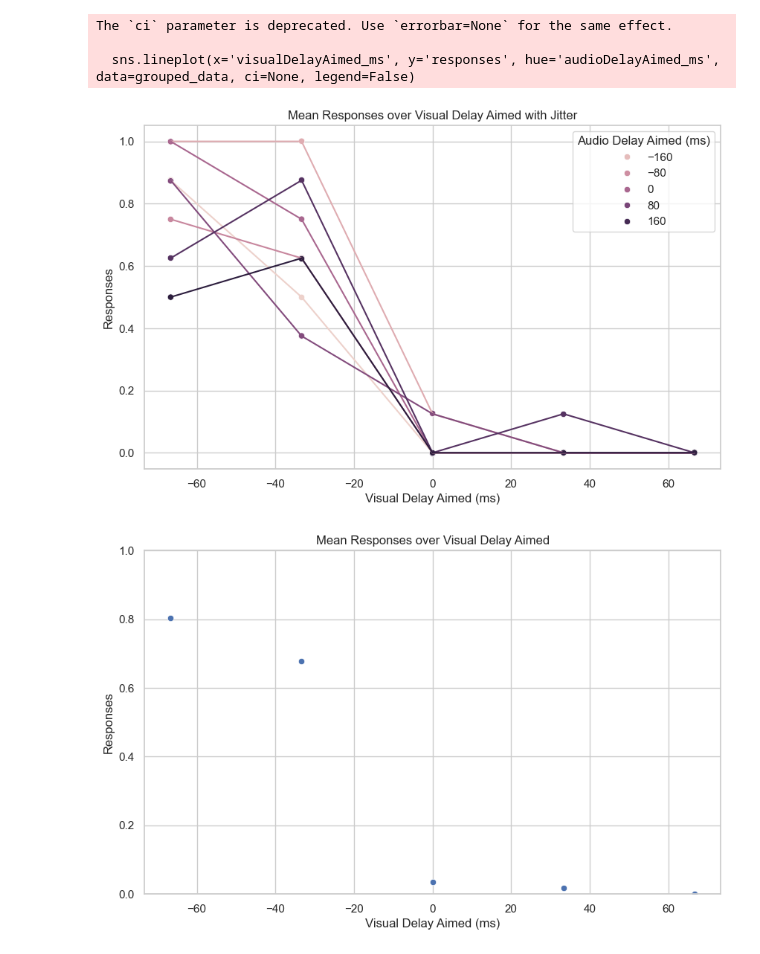
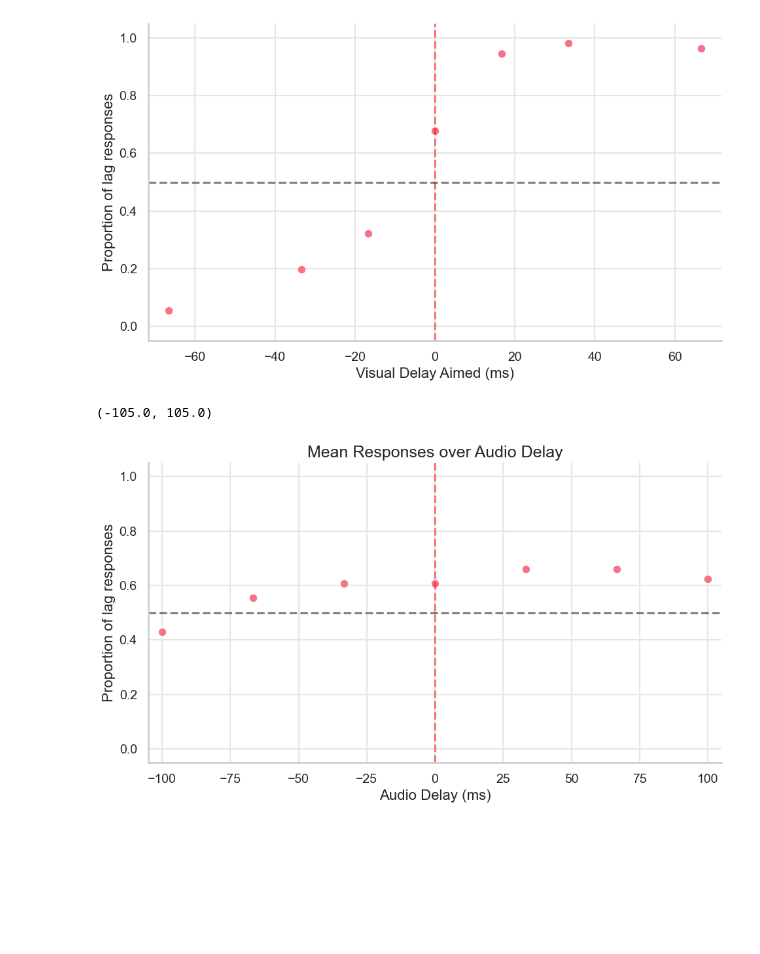
Before and after one commit to omeryildiran/av-v-fle, a Jupyter notebook: analysis.ipynb, the cells around one changed output. Saved outputs shown, nothing was run; the diff lists cells and outputs as text; code cells hidden in the pictures; blank space fills up the shorter version.

```diff
--- a/analysis.ipynb
+++ b/analysis.ipynb
@@ -14,7 +71,7 @@ def flatten_extend(matrix):
 
 #all_responses=flatten_extend(all_responses)
 # %%
-df =  pd.read_csv('data/868348_av_v_fle_2024-10-09_19h30.52.159.csv')
+df =  pd.read_csv('data/405836_av_v_fle_2024-10-14_16h33.24.360.csv')
 # Create a new column that will represent the audioDelayAimed in terms of ms
 df['audioDelayAimed_ms'] = df['audioDelaysAimed']*16.6667
 df['visualDelayAimed_ms'] = df['visualDelaysAimed']*16.6667
@@ -56,3 +203,5 @@ df = pd.DataFrame({
+# %%
+df["audioDelayAimed_ms"]=round(df["audioDelayAimed_ms"],2)
 # %%
 df
 # %% [output]
@@ -72,46 +327,41 @@ df
 # %%
-
-# now plot the mean responses for each visual delay aimed and audio delay aimed
-# Group the data by visualDelayAimed and audioDelayAimed and calculate the mean of responses
-grouped_data = df.groupby(['visualDelayAimed_ms', 'audioDelayAimed_ms']).mean().reset_index()
+# Now plot only the mean responses for each visual delay aimed
+# Group the data by visualDelayAimed and calculate the mean of responses
+grouped_data = df.groupby('visualDelayAimed_ms').mean().reset_index()
 grouped_data
 
+# Plot the data
+plt.figure(figsize=(10, 6))
+sns.scatterplot(x='visualDelayAimed_ms', y='responses', data=grouped_data)
+plt.axhline(y=0.5, color='k', linestyle='--',alpha=0.5)
+plt.axvline(x=0, color='r', linestyle='--',alpha=0.5)
 
-# Assuming 'responses' is already in the grouped_data DataFrame
-# Create a jitter effect
-jitter_strength = .001 # Adjust as needed
-grouped_data['visualDelayAimed_ms_jittered'] = grouped_data['visualDelayAimed_ms'] + np.random.normal(0, jitter_strength, size=len(grouped_data))
-grouped_data['responses_jittered'] = grouped_data['responses'] + np.random.normal(0, jitter_strength, size=len(grouped_data))
-
-# Plot the data with jitter
-plt.figure(figsize=(10, 6))
-sns.scatterplot(x='visualDelayAimed_ms_jittered', y='responses_jittered', hue='audioDelayAimed_ms', data=grouped_data)
-# connect the points with lines
-sns.lineplot(x='visualDelayAimed_ms', y='responses', hue='audioDelayAimed_ms', data=grouped_data, ci=None, legend=False)
 plt.xlabel('Visual Delay Aimed (ms)')
-plt.ylabel('Responses')
-#plt.ylim(0, 1)
-plt.title('Mean Responses over Visual Delay Aimed with Jitter')
-plt.legend(title='Audio Delay Aimed (ms)')
+plt.ylabel('Proportion of lag responses')
+plt.ylim(-0.05, 1.05)  # Extend the y-axis limit slightly beyond 0 and 1plt.title('Mean lag responses over visual delay')
+plt.xlim(grouped_data['visualDelayAimed_ms'].min() - 5, grouped_data['visualDelayAimed_ms'].max() + 5)  # Extend the x-axis limit slightly beyond min and max values
 plt.show()
 # %% [output]
-The `ci` parameter is deprecated. Use `errorbar=None` for the same effect.
-
-  sns.lineplot(x='visualDelayAimed_ms', y='responses', hue='audioDelayAimed_ms', data=grouped_data, ci=None, legend=False)
-[figure, old version]
+[figure, new version]
 # %%
-# Now plot only the mean responses for each visual delay aimed
-# Group the data by visualDelayAimed and calculate the mean of responses
-grouped_data = df.groupby('visualDelayAimed_ms').mean().reset_index()
+# Now plot the mean responses for only audio delay aimed
+# Group the data by audioDelayAimed and calculate the mean of responses
+grouped_data = df.groupby('audioDelayAimed_ms').mean().reset_index()
 grouped_data
 
 # Plot the data
 plt.figure(figsize=(10, 6))
-sns.scatterplot(x='visualDelayAimed_ms', y='responses', data=grouped_data)
-plt.xlabel('Visual Delay Aimed (ms)')
+sns.scatterplot(x='audioDelayAimed_ms', y='responses', data=grouped_data)
+# plot a line on 0.5 to show the threshold
+plt.axhline(y=0.5, color='k', linestyle='--',alpha=0.5)
+plt.axvline(x=0, color='r', linestyle='--',alpha=0.5)
+
+plt.xlabel('Audio Delay (ms)')
 plt.ylabel('Responses')
-plt.title('Mean Responses over Visual Delay Aimed')
-plt.ylim(0,1)
-plt.show()
+plt.title('Mean Responses over Audio Delay')
+plt.ylabel('Proportion of lag responses')
+plt.ylim(-0.05, 1.05)  # Extend the y-axis limit slightly beyond 0 and 1plt.title('Mean lag responses over visual delay')
+plt.xlim(grouped_data['audioDelayAimed_ms'].min() - 5, grouped_data['audioDelayAimed_ms'].max() + 5)  # Extend the x-axis limit slightly beyond min and max values
 # %% [output]
+(-105.0, 105.0)
-[figure, old version]
+[figure, new version]
```
Also changed, not shown: parts of 14 cells of this notebook, 5 other files.
